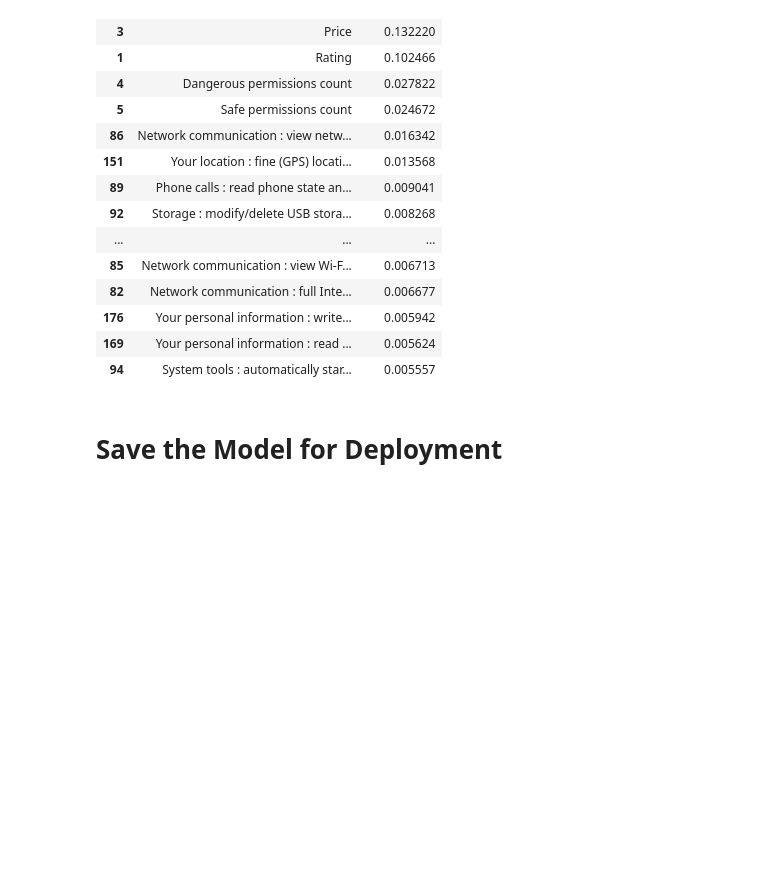
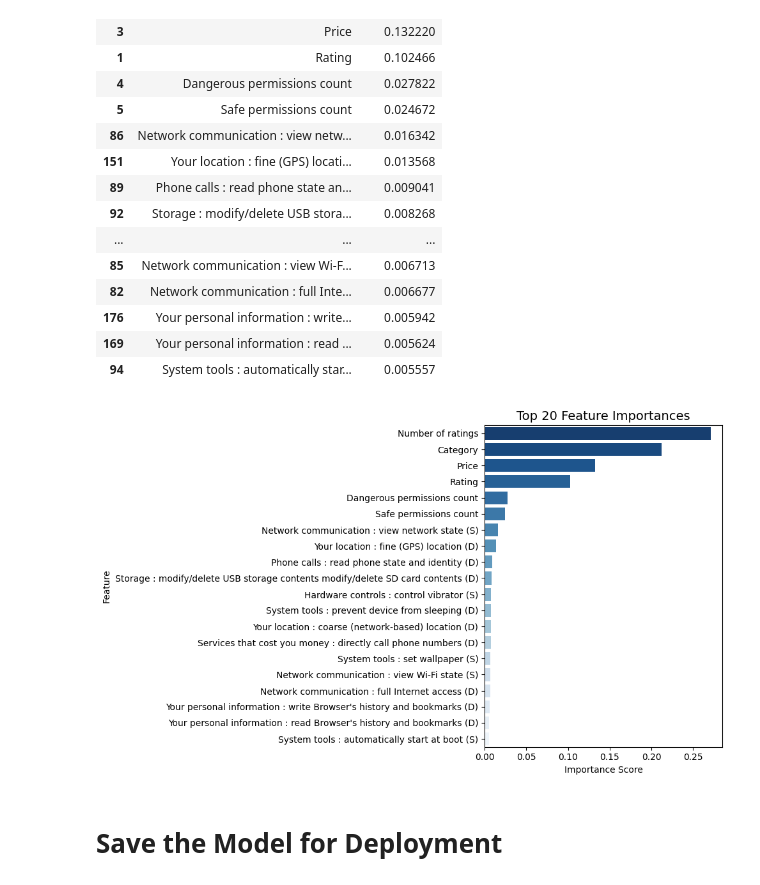
Before and after one commit to ArushiArunkumar/Smartphone-Privacy-Risk-Classifier, a Jupyter notebook: Code.ipynb, the cells around one changed output. Saved outputs shown, nothing was run; the diff lists cells and outputs as text; code cells hidden in the pictures; blank space fills up the shorter version.

Commit message:
Added site code

```diff
--- a/Code.ipynb
+++ b/Code.ipynb
@@ -200,6 +202,23 @@ importances.head(20)
 | 176 | Your personal information : write... | 0.005942 |
 | 169 | Your personal information : read ... | 0.005624 |
 | 94 | System tools : automatically star... | 0.005557 |
+# %%
+top_features = importances.head(20)
+plt.figure(figsize=(10, 6))
+sns.barplot(
+    data=top_features,
+    x='importance',
+    y='feature',
+    palette='Blues_r'
+)
+plt.title("Top 20 Feature Importances", fontsize=14)
+plt.xlabel("Importance Score")
+plt.ylabel("Feature")
+plt.tight_layout()
+plt.savefig("site/assets/feature_importance.png", dpi=300, bbox_inches='tight')
+plt.show()
+# %% [output]
+[figure, added]
 # %% [markdown]
 # Save the Model for Deployment
 # %%
```
Also changed, not shown: parts of 4 cells of this notebook, 10 other files.
